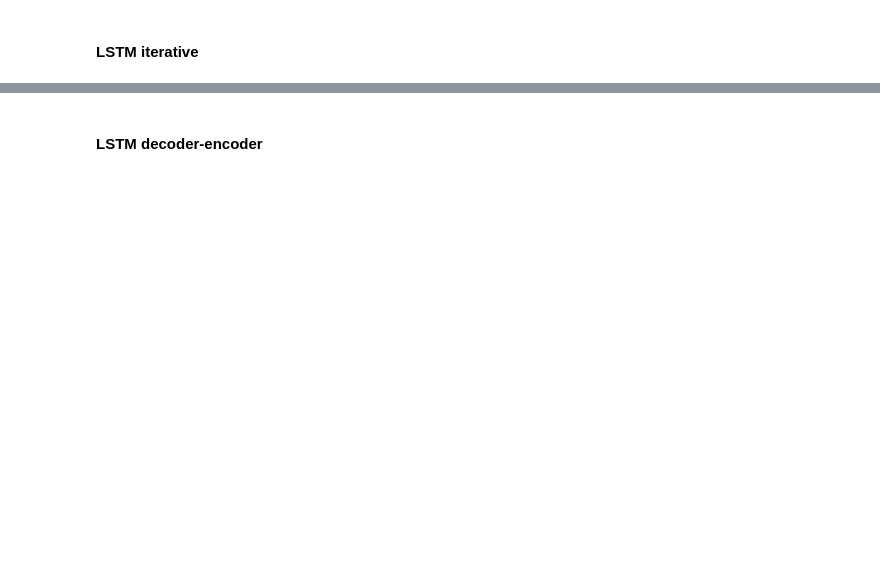
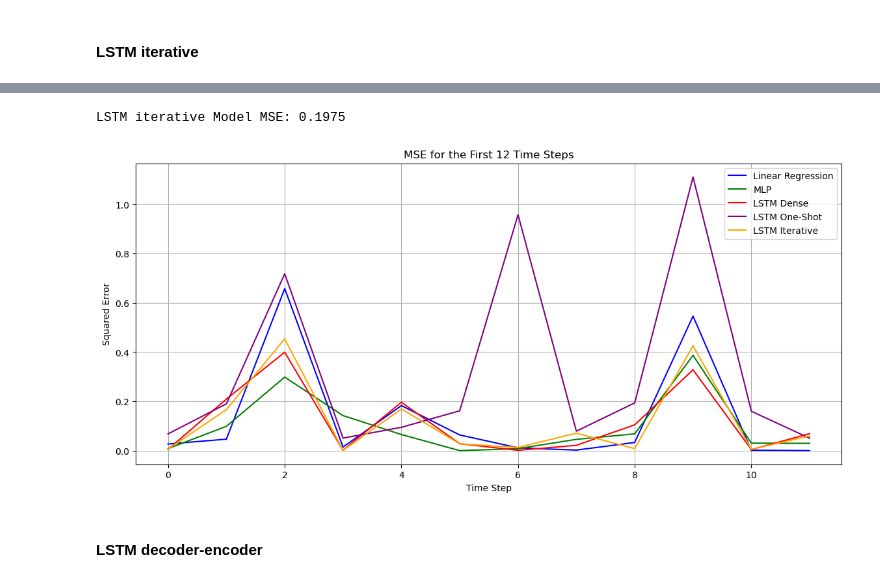
Before and after one commit to ieadoboe/effective-waffle, a Jupyter notebook: 21_mauna_loa_co2_rnn.ipynb, the cells around one changed output, grey strips where cells are left out. Saved outputs shown, nothing was run; the diff lists cells and outputs as text; code cells hidden in the pictures; blank space fills up the shorter version.

```diff
--- a/21_mauna_loa_co2_rnn.ipynb
+++ b/21_mauna_loa_co2_rnn.ipynb
@@ -265,2 +359,36 @@ LSTM dense encoder Model MSE: 0.1943
+# %%
+model.fit(X_train_rnn, y_train, epochs=50, batch_size=32, verbose=0,
+            callbacks=[tf.keras.callbacks.EarlyStopping(monitor='loss', patience=5)])
+
+y_pred_lstm_iterative = model.predict(X_test_rnn, verbose=0).flatten()
+mse_lstm_iterative = mean_squared_error(y_test, y_pred_lstm_iterative)
+print(f'LSTM iterative Model MSE: {mse_lstm_iterative:.4f}')
+
+# Compute squared errors for each time step
+mse_time_lstm_iterative = (y_test - y_pred_lstm_iterative) ** 2
+
+# Slice the last 12 time steps
+mse_lstm_iterative_window = mse_time_lstm_iterative[:forecast]
+# %% [output]
+LSTM iterative Model MSE: 0.1975
+# %%
+# Plot the last 12 time steps
+plt.figure(figsize=(14, 6))
+
+# plt.plot(time_steps_window, mse_persistence_window, label='Persistence', linestyle='--', color='gray')
+plt.plot(time_steps_window, mse_lr_window, label='Linear Regression', linestyle='-', color='blue')
+plt.plot(time_steps_window, mse_mlp_window, label='MLP', linestyle='-', color='green')
+plt.plot(time_steps_window, mse_lstm_dense_window, label='LSTM Dense', linestyle='-', color='red')
+plt.plot(time_steps_window, mse_lstm_one_shot_window, label='LSTM One-Shot', linestyle='-', color='purple')
+plt.plot(time_steps_window, mse_lstm_iterative_window, label='LSTM Iterative', linestyle='-', color='orange')
+
+plt.xlabel('Time Step')
+plt.ylabel('Squared Error')
+plt.title('MSE for the First 12 Time Steps')
+plt.legend()
+plt.grid(True)
+plt.show()
+# %% [output]
+[figure, added]
 # %% [markdown]
 #### LSTM decoder-encoder
```
Also changed, not shown: parts of 13 cells of this notebook, 2 other files.
